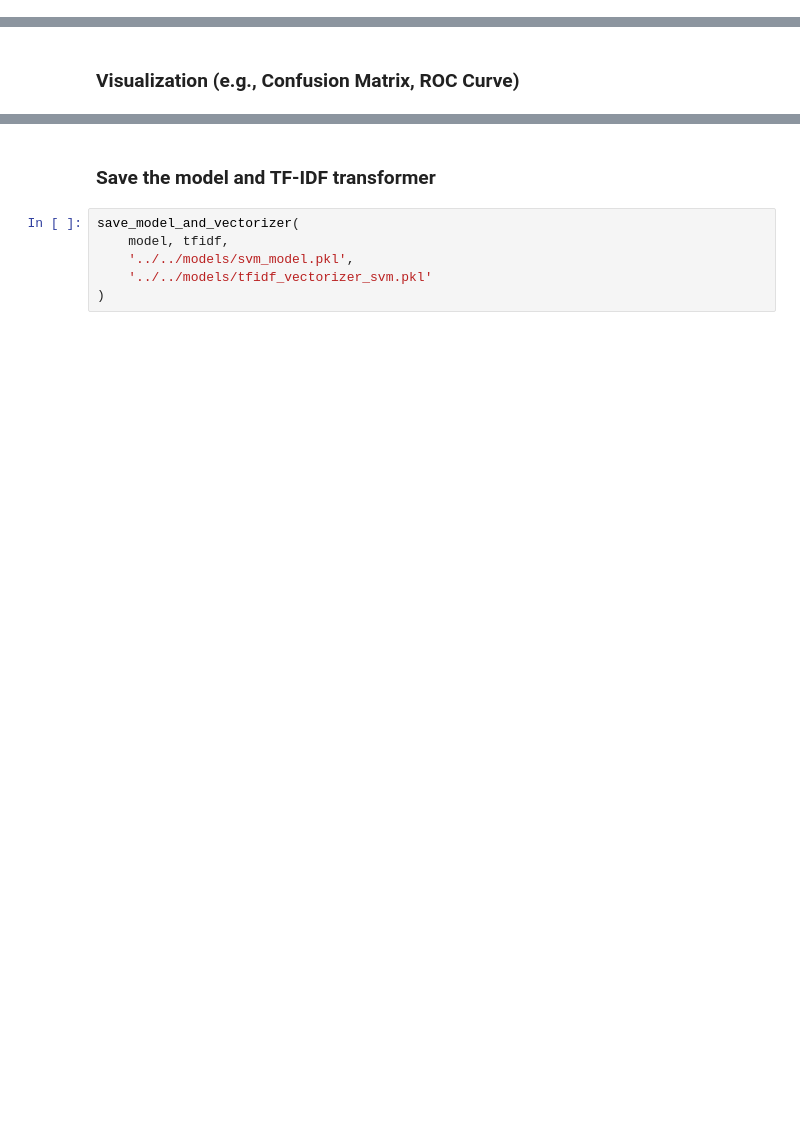
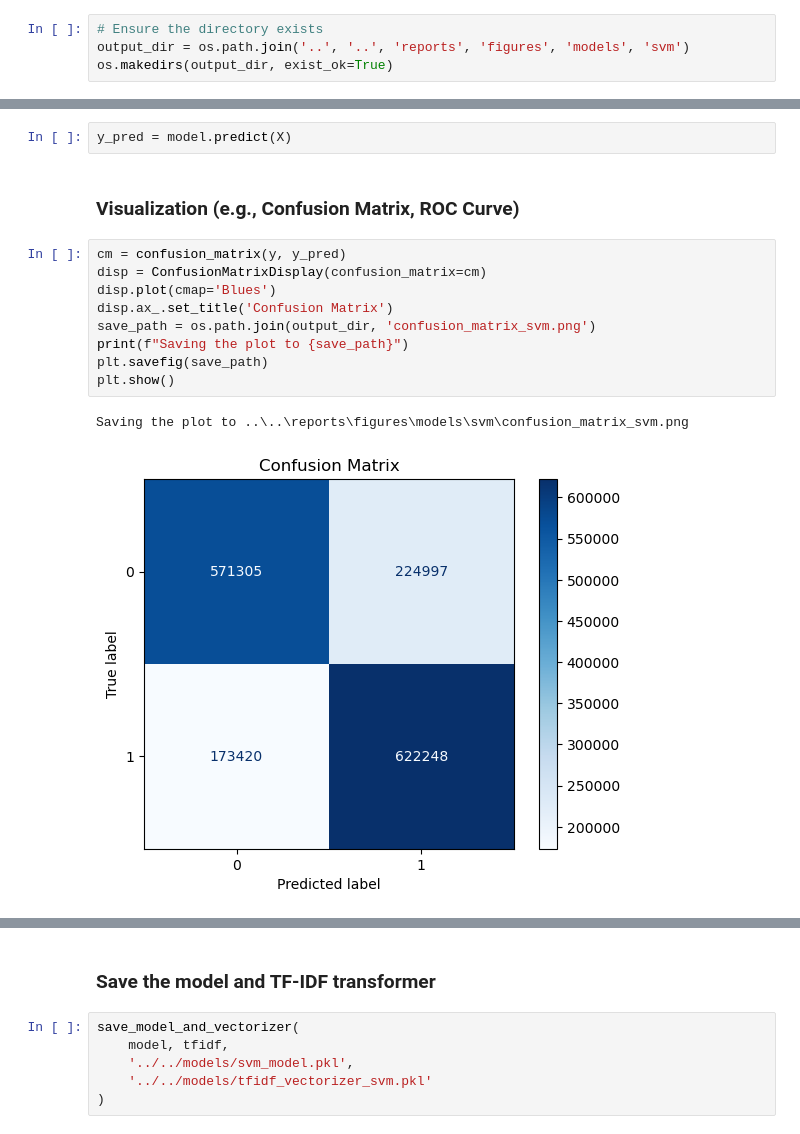
Before and after one commit to allenpavlovich/uchicago-lnm-project, a Jupyter notebook: notebooks/modeling/svm_model.ipynb, the cells around one changed output, grey strips where cells are left out. Drawn from its saved outputs; the diff is of its cells as text; blank space fills up the shorter version.

Commit message:
Update svm model with roc and conf matrix

```diff
--- a/notebooks/modeling/svm_model.ipynb
+++ b/notebooks/modeling/svm_model.ipynb
@@ -14,3 +20,7 @@ from train_svm import (
+# %%
+# Ensure the directory exists
+output_dir = os.path.join('..', '..', 'reports', 'figures', 'models', 'svm')
+os.makedirs(output_dir, exist_ok=True)
 # %% [markdown]
 ### Load the cleaned data
 # %%
@@ -45,5 +55,19 @@ Classification Report:
     accuracy                           0.75   1591970
    macro avg       0.75      0.75      0.75   1591970
 weighted avg       0.75      0.75      0.75   1591970
+# %%
+y_pred = model.predict(X)
 # %% [markdown]
 ### Visualization (e.g., Confusion Matrix, ROC Curve)
+# %%
+cm = confusion_matrix(y, y_pred)
+disp = ConfusionMatrixDisplay(confusion_matrix=cm)
+disp.plot(cmap='Blues')
+disp.ax_.set_title('Confusion Matrix')
+save_path = os.path.join(output_dir, 'confusion_matrix_svm.png')
+print(f"Saving the plot to {save_path}")
+plt.savefig(save_path)
+plt.show()
+# %% [output]
+Saving the plot to ..\..\reports\figures\models\svm\confusion_matrix_svm.png
+[figure, added]
```
Also changed, not shown: parts of 4 cells of this notebook, 4 other files.
